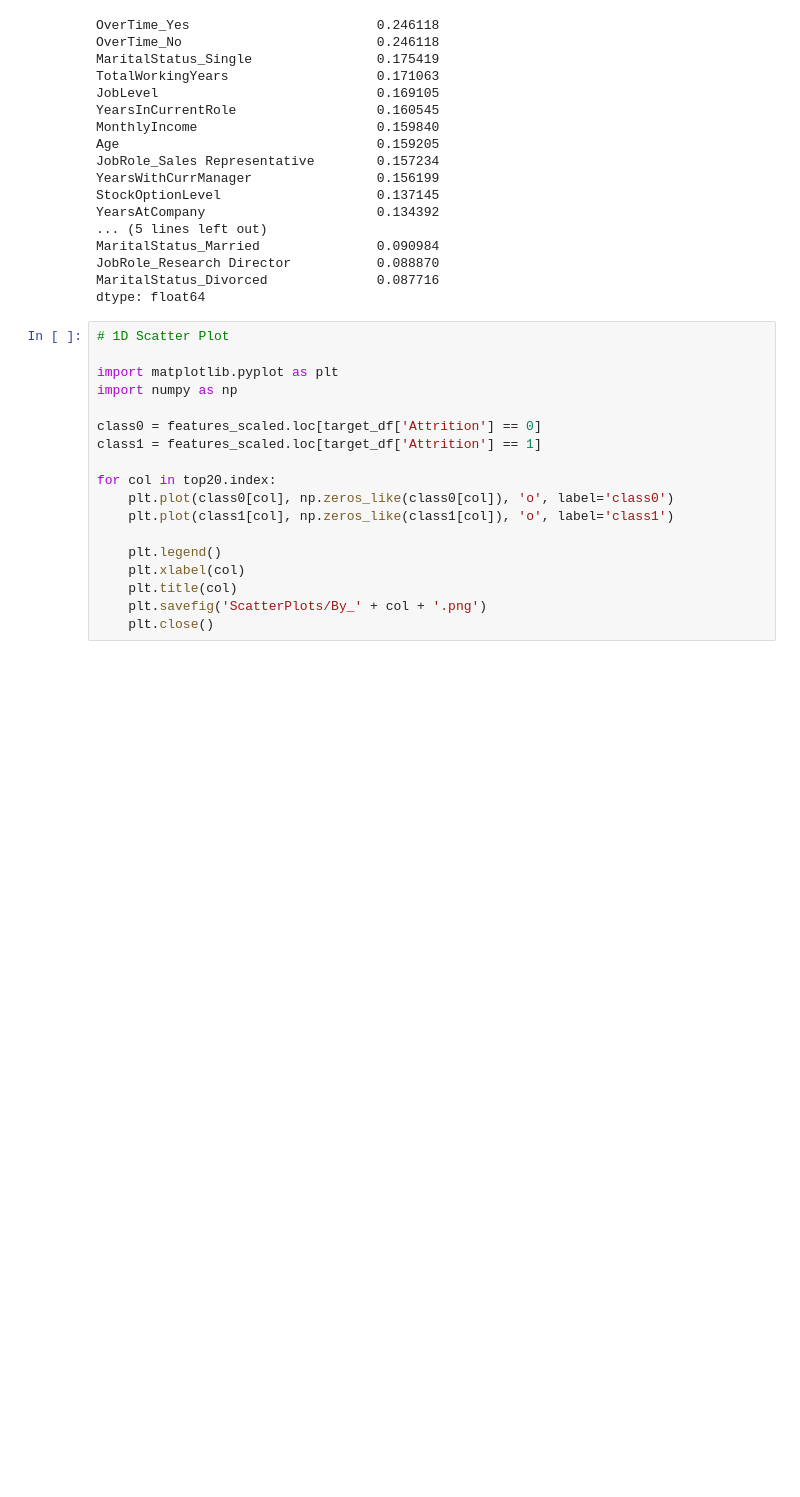
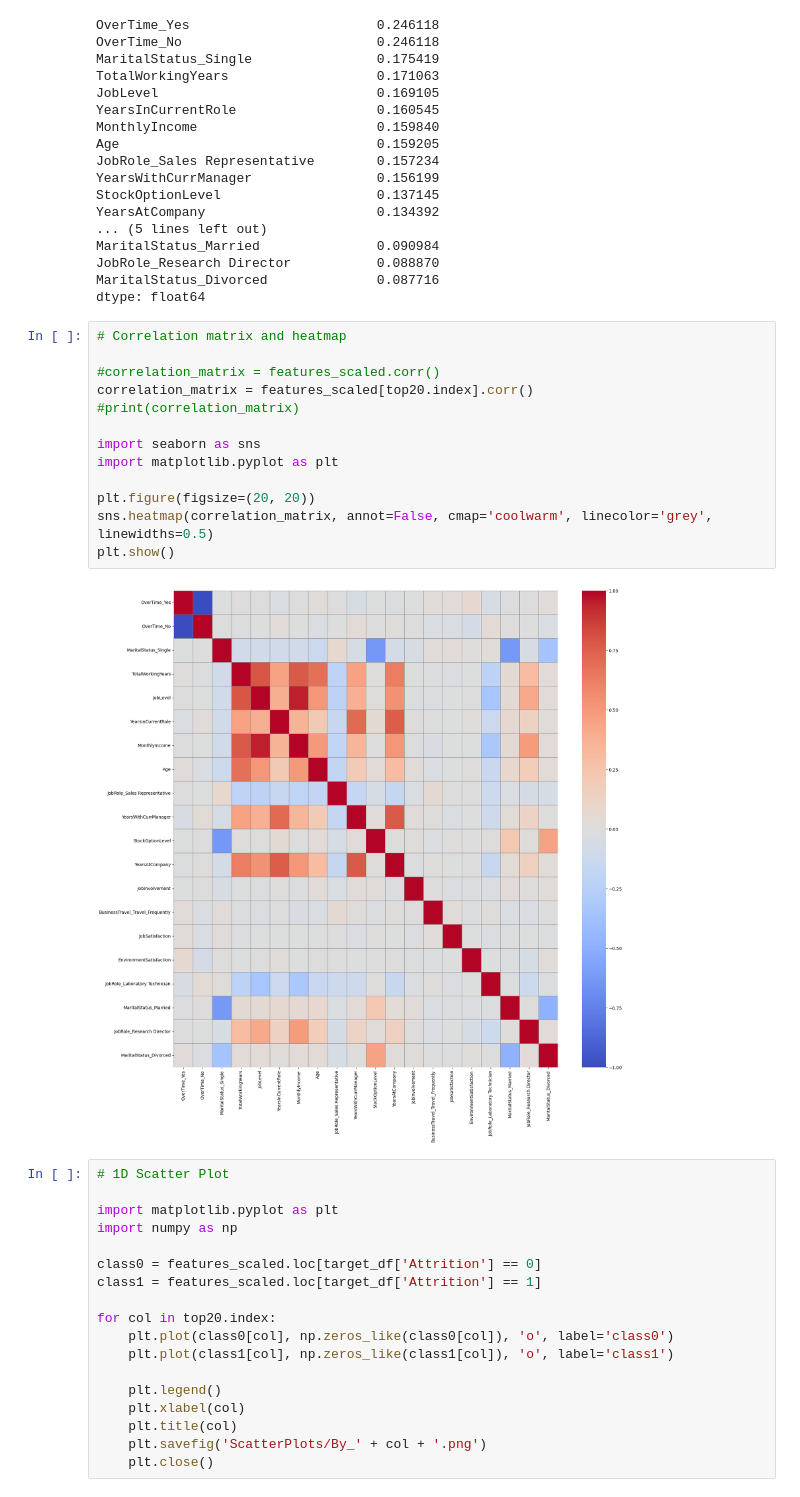
Before and after one commit to Syeda-Rifah-Tasfia/CSE472-Machine-Learning-Sessional, a Jupyter notebook: Offline1/1905019.ipynb, the cells around one changed output. Drawn from its saved outputs; the diff is of its cells as text; blank space fills up the shorter version.

Commit message:
updated, with heatmap

```diff
--- a/Offline1/1905019.ipynb
+++ b/Offline1/1905019.ipynb
@@ -266,6 +243,21 @@ MaritalStatus_Married               0.090984
 JobRole_Research Director           0.088870
 MaritalStatus_Divorced              0.087716
 dtype: float64
+# %%
+# Correlation matrix and heatmap
+
+#correlation_matrix = features_scaled.corr()
+correlation_matrix = features_scaled[top20.index].corr()
+#print(correlation_matrix)
+
+import seaborn as sns
+import matplotlib.pyplot as plt
+
+plt.figure(figsize=(20, 20))
+sns.heatmap(correlation_matrix, annot=False, cmap='coolwarm', linecolor='grey', linewidths=0.5)
+plt.show()
+# %% [output]
+[figure, added]
 # %%
 # 1D Scatter Plot
 
```
Also changed, not shown: parts of 2 cells of this notebook.
